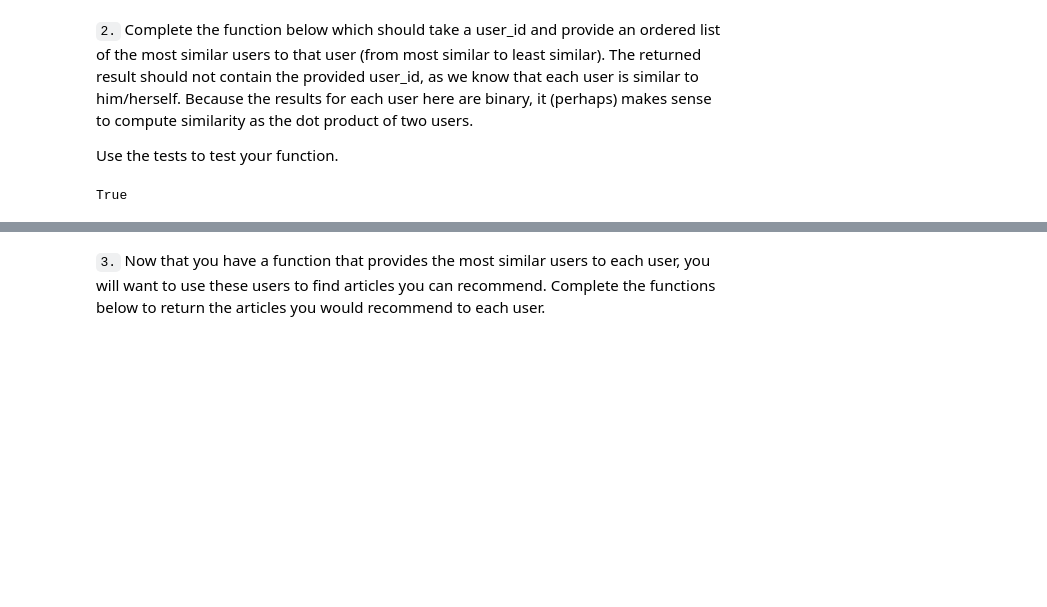
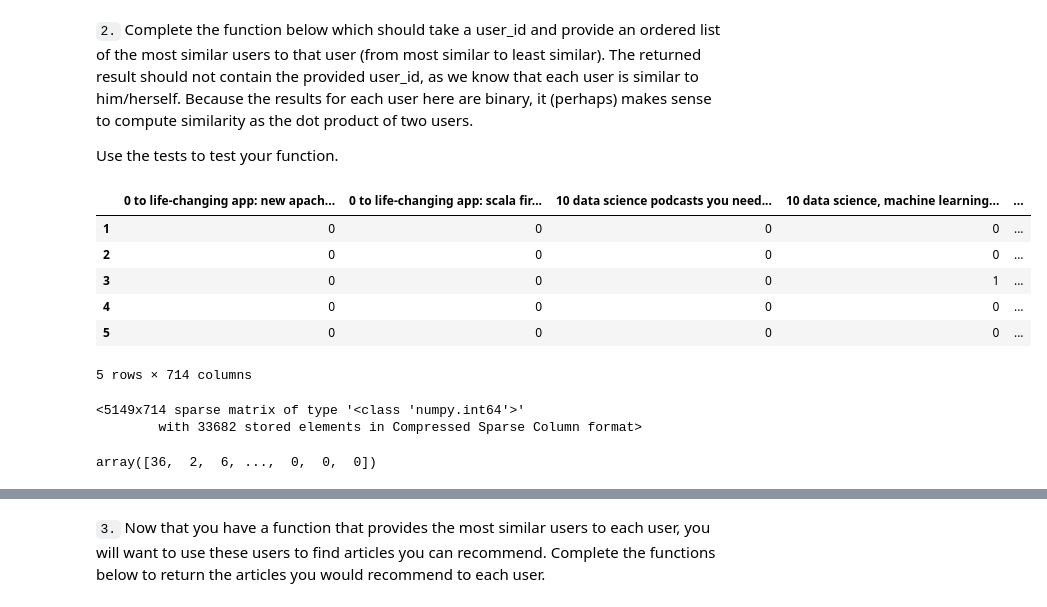
Before and after one commit to GinnCheng/Recommentation-Engines, a Jupyter notebook: Recommendations_with_IBM.ipynb, the cells around one changed output, grey strips where cells are left out. Cells and saved outputs as stored; diff of their text form; code cells hidden in the pictures; blank space fills up the shorter version.

```diff
--- a/Recommendations_with_IBM.ipynb
+++ b/Recommendations_with_IBM.ipynb
@@ -301,11 +301,16 @@ def create_user_item_matrix(df):
     Return a matrix with user ids as rows and article ids on the columns with 1 values where a user interacted with
     an article and a 0 otherwise
     '''
+    # to obtain the dummy dataframe
+    dummy_user_id = pd.get_dummies(df.user_id)
+    dummy_article_id = pd.get_dummies(df.title)
     # to obtain the matrix, there should be a sum(v(usr) * h(article))
-    mat_usr = sp.csc_matrix(pd.get_dummies(df.user_id))
-    mat_atc = sp.csc_matrix(pd.get_dummies(df.title))
-    # set mat mul
+    mat_usr = sp.csc_matrix(dummy_user_id)
+    mat_atc = sp.csc_matrix(dummy_article_id)
+    # get the sparse matrix
     user_item = mat_usr.T*mat_atc
+    # reformat the sparse matrix to a dataframe
+    user_item = pd.DataFrame(user_item.toarray(), index=dummy_user_id.columns, columns=dummy_article_id.columns).astype(int)
 
     return user_item # return the user_item matrix
 
@@ -322,8 +327,25 @@ You have passed our quick tests!  Please proceed!
 `2.` Complete the function below which should take a user_id and provide an ordered list of the most similar users to that user (from most similar to least similar).  The returned result should not contain the provided user_id, as we know that each user is similar to him/herself. Because the results for each user here are binary, it (perhaps) makes sense to compute similarity as the dot product of two users.
 
 Use the tests to test your function.
+# %%
+user_item.head()
+# %% [output]
+|  | 0 to life-changing app: new apach... | 0 to life-changing app: scala fir... | 10 data science podcasts you need... | 10 data science, machine learning... | ... |
+| 1 | 0 | 0 | 0 | 0 | ... |
+| 2 | 0 | 0 | 0 | 0 | ... |
+| 3 | 0 | 0 | 0 | 1 | ... |
+| 4 | 0 | 0 | 0 | 0 | ... |
+| 5 | 0 | 0 | 0 | 0 | ... |
+5 rows × 714 columns
+# %%
+temp_sparse = sp.csc_matrix(user_item.values)
+temp_sparse
+# %% [output]
+<5149x714 sparse matrix of type '<class 'numpy.int64'>'
+        with 33682 stored elements in Compressed Sparse Column format>
 # %%
 # do some test before wrapping it up into a function
-(user_item[1,:]*user_item[1,:].T).toarray().item()
+similarity_level = (temp_sparse[0,:]*temp_sparse.T).toarray()[0]
+similarity_level
 # %% [output]
-True
+array([36,  2,  6, ...,  0,  0,  0])
```
Also changed, not shown: parts of 5 cells of this notebook.
